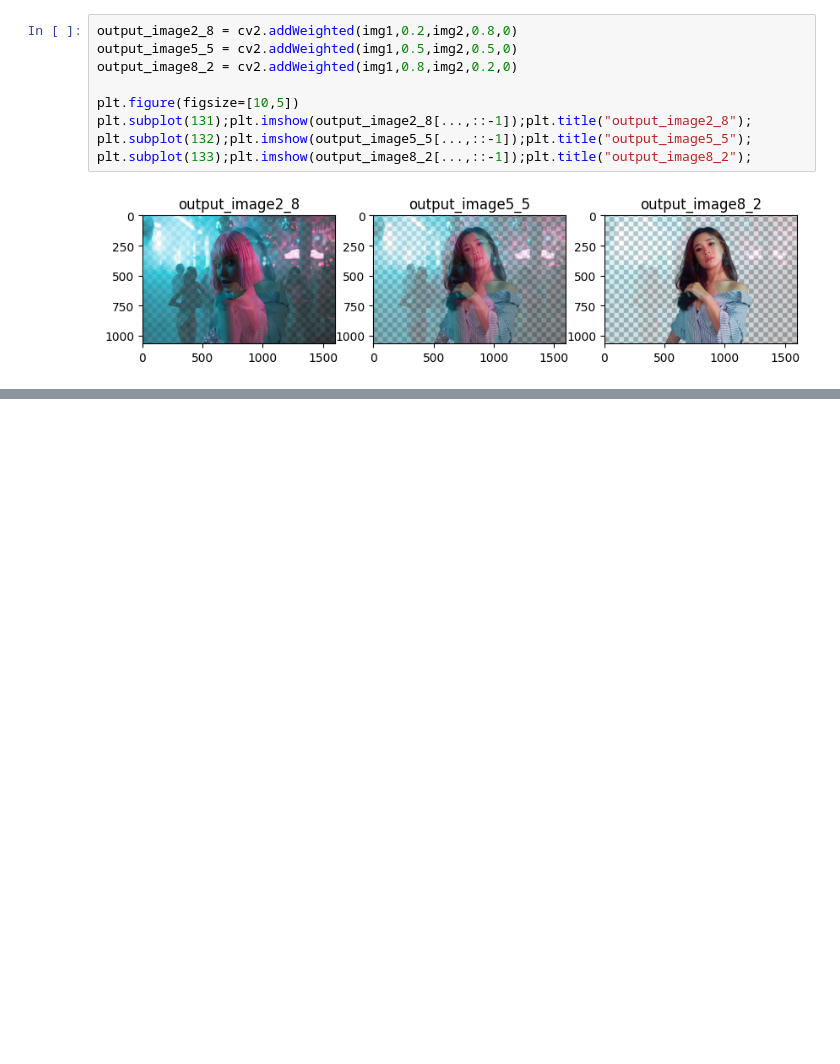
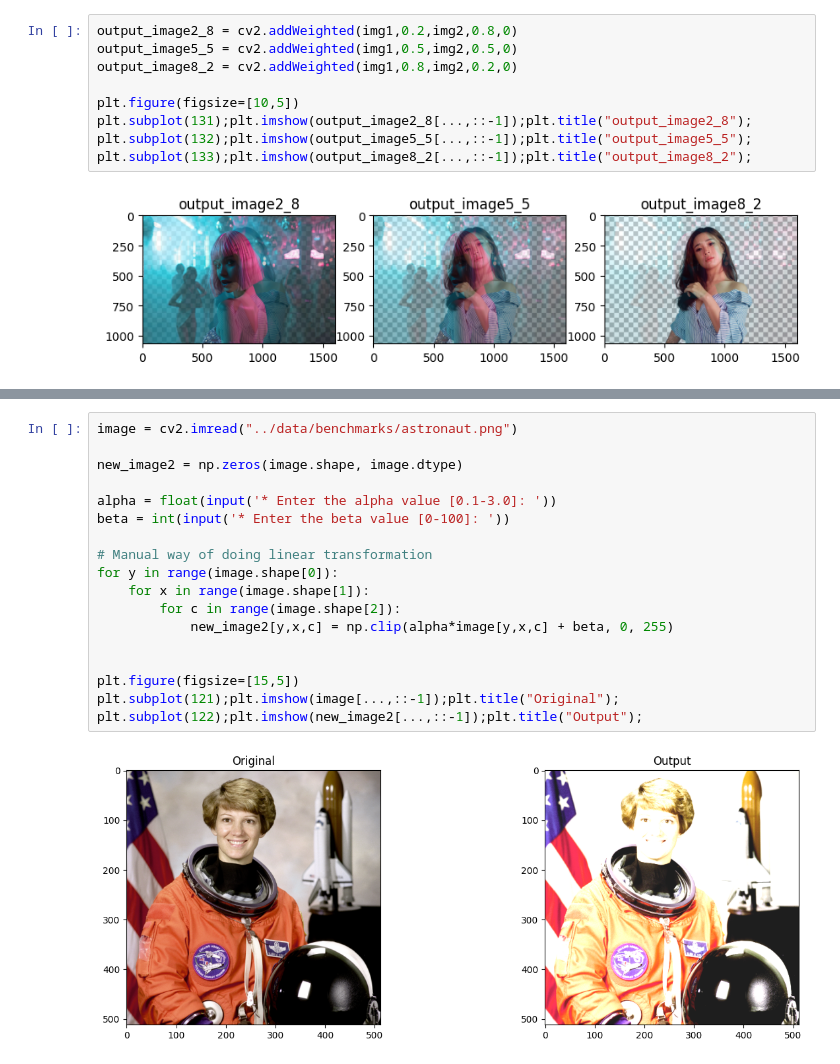
Before and after one commit to ayzrixsiev/Deep-Image-Processing-Lab, a Jupyter notebook: CAU | Week 3/Lab-2.ipynb, the cells around one changed output, grey strips where cells are left out. Saved outputs shown, nothing was run; the diff lists cells and outputs as text; blank space fills up the shorter version.

```diff
--- a/CAU | Week 3/Lab-2.ipynb
+++ b/CAU | Week 3/Lab-2.ipynb
@@ -143,0 +164,20 @@ plt.subplot(133);plt.imshow(output_image8_2[...,::-1]);plt.title("output_image8_
+# %%
+image = cv2.imread("../data/benchmarks/astronaut.png")
+
+new_image2 = np.zeros(image.shape, image.dtype)
+
+alpha = float(input('* Enter the alpha value [0.1-3.0]: '))
+beta = int(input('* Enter the beta value [0-100]: '))
+
+# Manual way of doing linear transformation
+for y in range(image.shape[0]):
+    for x in range(image.shape[1]):
+        for c in range(image.shape[2]):
+            new_image2[y,x,c] = np.clip(alpha*image[y,x,c] + beta, 0, 255)
+
+
+plt.figure(figsize=[15,5])
+plt.subplot(121);plt.imshow(image[...,::-1]);plt.title("Original");
+plt.subplot(122);plt.imshow(new_image2[...,::-1]);plt.title("Output");
+# %% [output]
+[figure, added]
```
Also changed, not shown: parts of 2 cells of this notebook, 1 other file.
